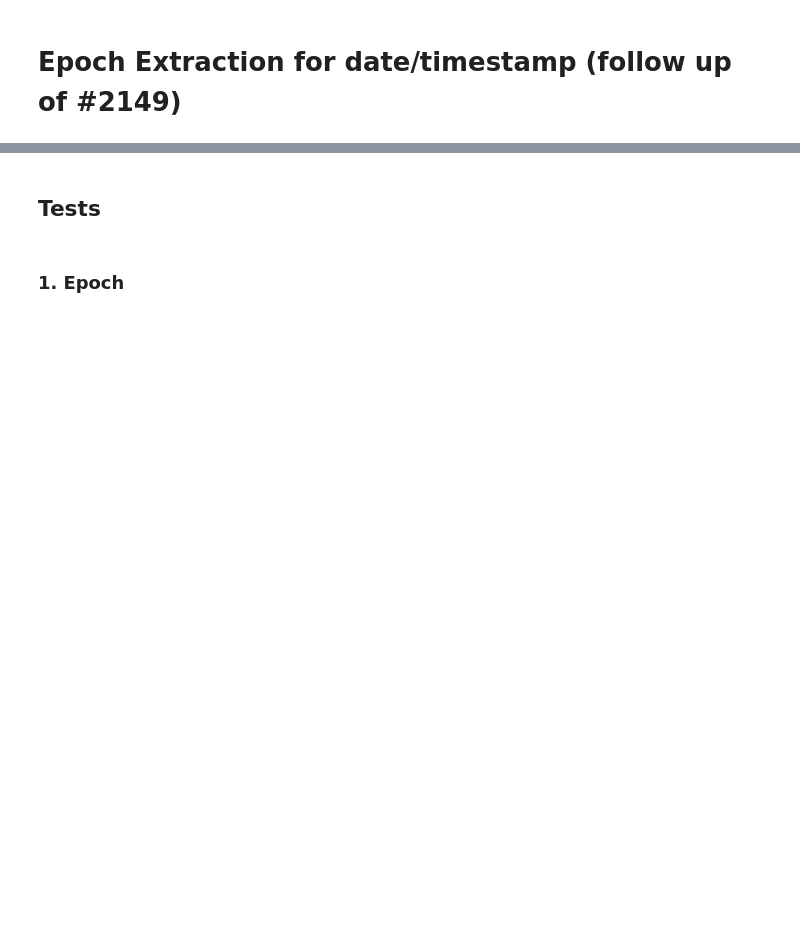
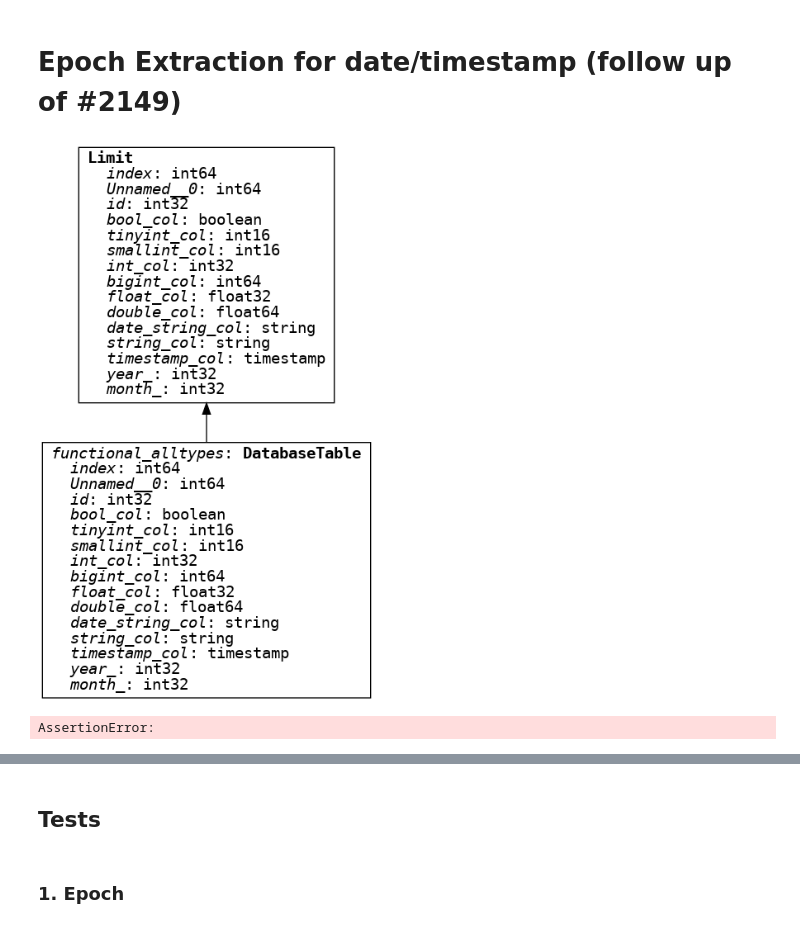
Before and after one commit to xmnlab/ivan-sandbox, a Jupyter notebook: ibis/poc/ibis-extract-epoch.ipynb, the cells around one changed output, grey strips where cells are left out. Saved outputs shown, nothing was run; the diff lists cells and outputs as text; code cells hidden in the pictures; blank space fills up the shorter version.

```diff
--- a/ibis/poc/ibis-extract-epoch.ipynb
+++ b/ibis/poc/ibis-extract-epoch.ipynb
@@ -14,12 +14,22 @@ import pandas as pd
 from settings import conf
 from utils import cursor2df
 from gen_data import salary_date, salary_date_schema
+
+ibis.options.interactive = False
 # %%
 BACKENDS = ['omniscidb', 'postgres']
 con = {
     backend: getattr(ibis, backend).connect(**conf[backend])
     for backend in BACKENDS
 }
+
+con['omniscidb'].table('functional_alltypes').head()
+# %% [output]
+[figure, added]
+# %%
+assert False
+# %% [output]
+AssertionError:
 # %%
 df_salary1 = salary_date()
 print(df_salary1.dtypes)
```
Also changed, not shown: parts of 3 cells of this notebook, 5 other files.
